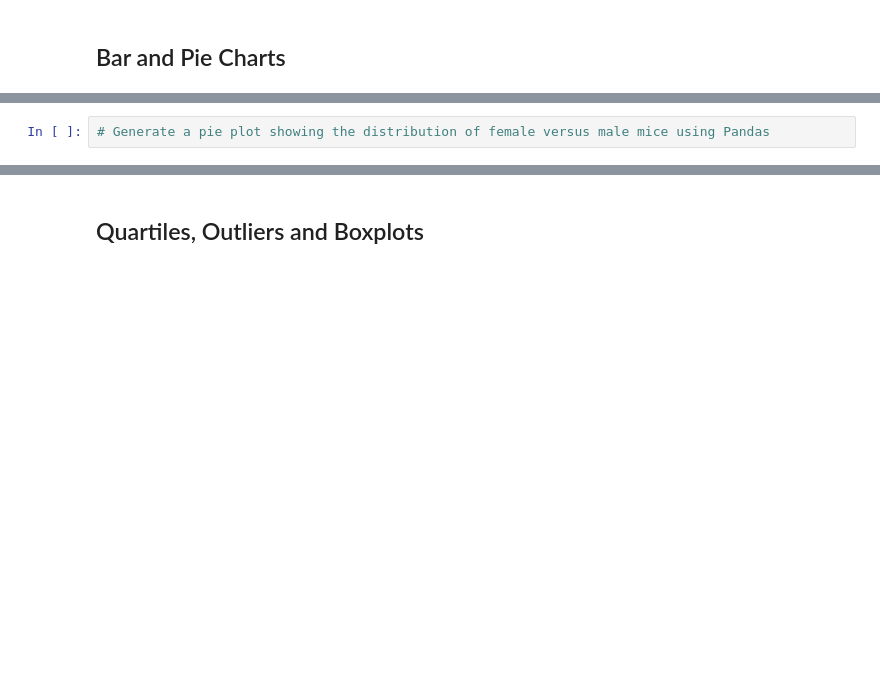
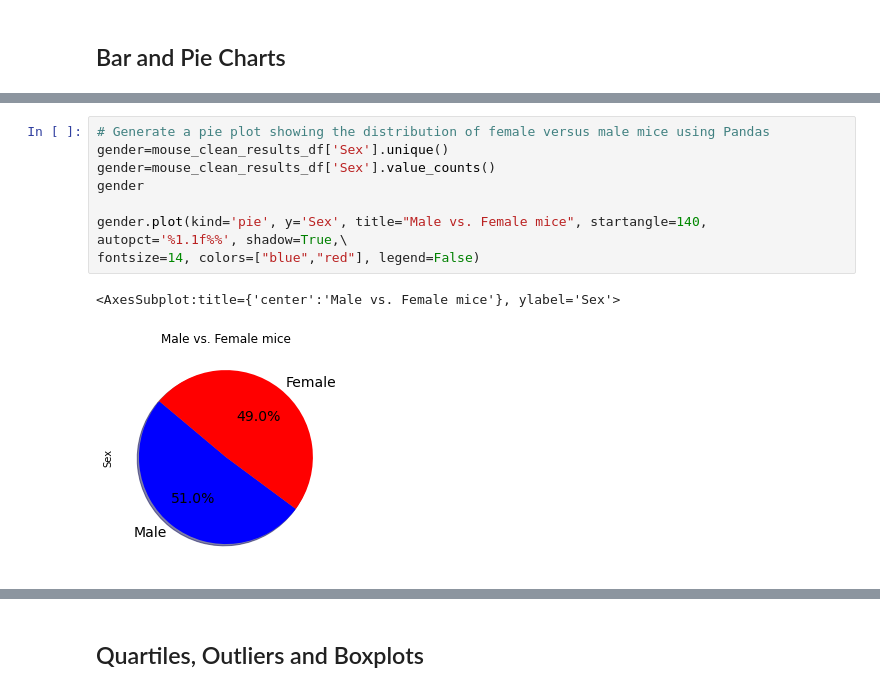
Before and after one commit to shermeenajani/Matplotlib-challenge, a Jupyter notebook: Pymaceuticals/pymaceuticals_starter.ipynb, the cells around one changed output, grey strips where cells are left out. Cells and saved outputs as stored; diff of their text form; blank space fills up the shorter version.

```diff
--- a/Pymaceuticals/pymaceuticals_starter.ipynb
+++ b/Pymaceuticals/pymaceuticals_starter.ipynb
@@ -147,4 +191,13 @@ Summary_DF
 # %%
 # Generate a pie plot showing the distribution of female versus male mice using Pandas
+gender=mouse_clean_results_df['Sex'].unique()
+gender=mouse_clean_results_df['Sex'].value_counts()
+gender
+
+gender.plot(kind='pie', y='Sex', title="Male vs. Female mice", startangle=140, autopct='%1.1f%%', shadow=True,\
+fontsize=14, colors=["blue","red"], legend=False)
+# %% [output]
+<AxesSubplot:title={'center':'Male vs. Female mice'}, ylabel='Sex'>
+[figure, added]
 # %%
 # Generate a pie plot showing the distribution of female versus male mice using pyplot
```
Also changed, not shown: parts of 5 cells of this notebook.
